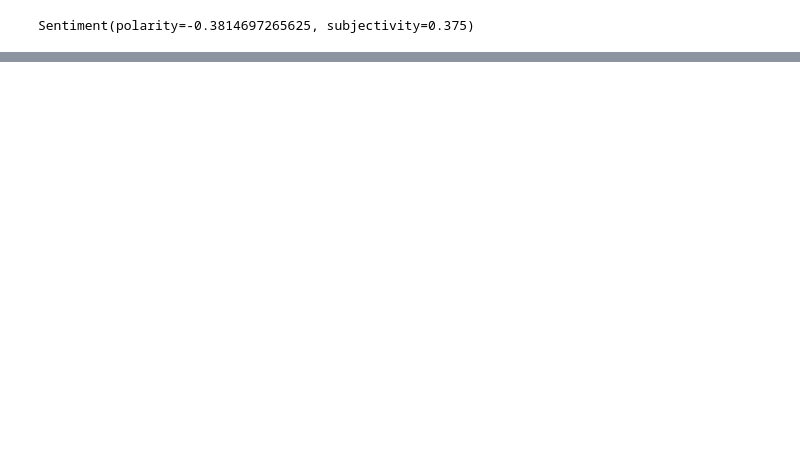
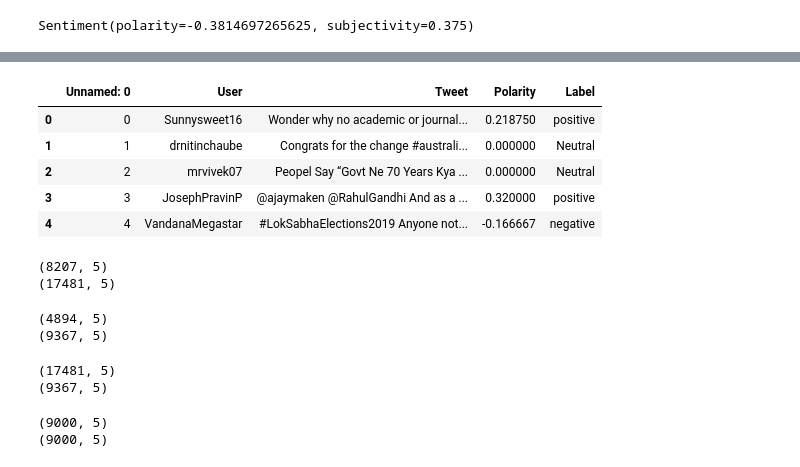
Before and after one commit to 611noorsaeed/Indian-Election-Sentiment-Analysis, a Jupyter notebook: Indian Election Sentiment Analysis.ipynb, the cells around one changed output, grey strips where cells are left out. Saved outputs shown, nothing was run; the diff lists cells and outputs as text; code cells hidden in the pictures; blank space fills up the shorter version.

```diff
--- a/Indian Election Sentiment Analysis.ipynb
+++ b/Indian Election Sentiment Analysis.ipynb
@@ -68,0 +74,6 @@ rahul['Polarity'] = rahul['Tweet'].apply(find_polarity)
+# %%
+modi['Label'] = np.where(modi['Polarity']>0,'positive','negative')
+modi['Label'][modi['Polarity']==0]='Neutral'
+
+rahul['Label'] = np.where(rahul['Polarity']>0,'positive','negative')
+rahul['Label'][rahul['Polarity']==0]='Neutral'
@@ -68,0 +90,34 @@ rahul['Polarity'] = rahul['Tweet'].apply(find_polarity)
+# %%
+rahul.head()
+# %% [output]
+|  | Unnamed: 0 | User | Tweet | Polarity | Label |
+| 0 | 0 | Sunnysweet16 | Wonder why no academic or journal... | 0.218750 | positive |
+| 1 | 1 | drnitinchaube | Congrats for the change #australi... | 0.000000 | Neutral |
+| 2 | 2 | mrvivek07 | Peopel Say “Govt Ne 70 Years Kya ... | 0.000000 | Neutral |
+| 3 | 3 | JosephPravinP | @ajaymaken @RahulGandhi And as a ... | 0.320000 | positive |
+| 4 | 4 | VandanaMegastar | #LokSabhaElections2019 Anyone not... | -0.166667 | negative |
+# %%
+neutral_modi = modi[modi['Polarity']==0.0000]
+
+remove_neutral_modi = modi['Polarity'].isin(neutral_modi['Polarity'])
+modi.drop(modi[remove_neutral_modi].index,inplace=True)
+print(neutral_modi.shape)
+print(modi.shape)
+# %% [output]
+(8207, 5)
+(17481, 5)
+# %%
+neutral_rahul = rahul[rahul['Polarity']==0.0000]
+remove_neutral_rahul = rahul['Polarity'].isin(neutral_rahul['Polarity'])
+rahul.drop(rahul[remove_neutral_rahul].index,inplace=True)
+print(neutral_rahul.shape)
+print(rahul.shape)
+# %% [output]
+(4894, 5)
+(9367, 5)
+# %%
+print(modi.shape)
+print(rahul.shape)
+# %% [output]
+(17481, 5)
+(9367, 5)
@@ -68,0 +136,6 @@ rahul['Polarity'] = rahul['Tweet'].apply(find_polarity)
+# %%
+print(df_modi.shape)
+print(df_rahul.shape)
+# %% [output]
+(9000, 5)
+(9000, 5)
```
Also changed, not shown: parts of 22 cells of this notebook.
